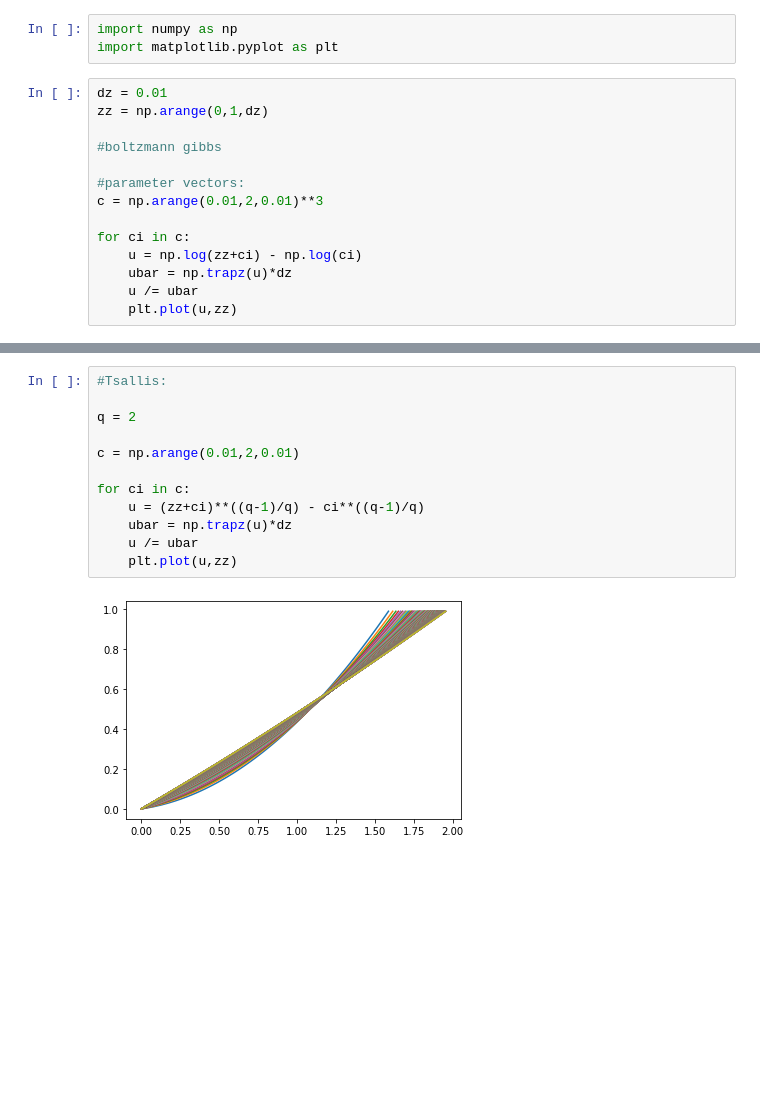
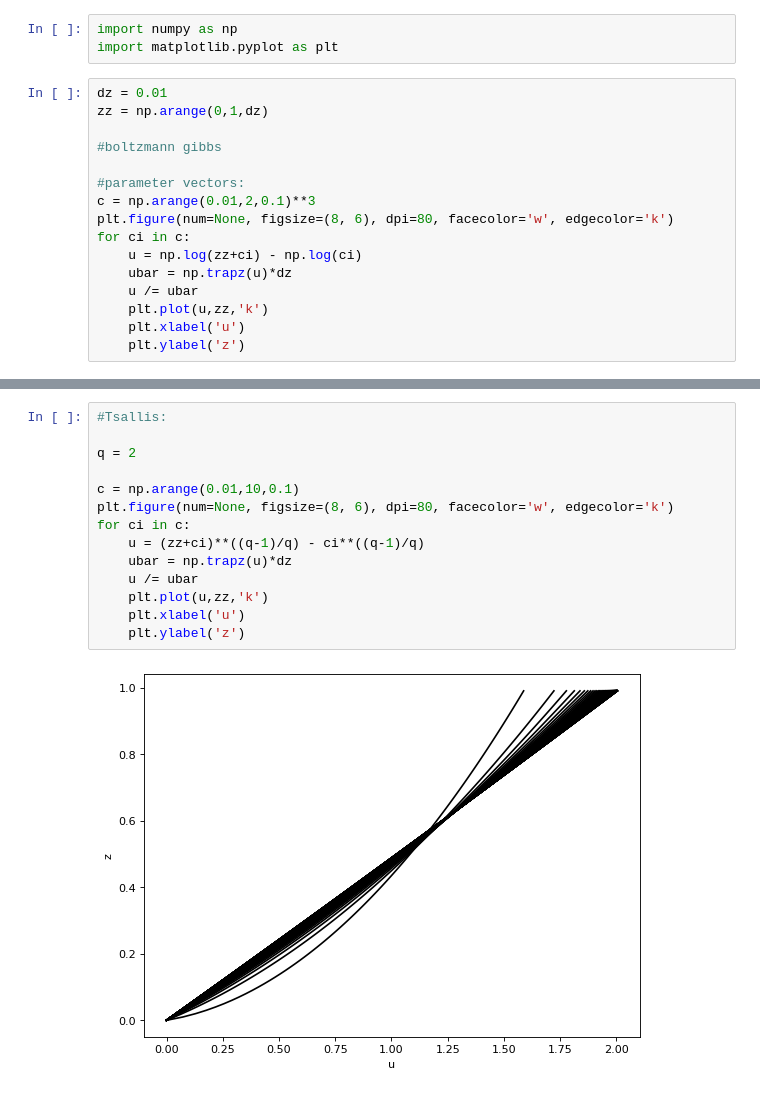
Before and after one commit to BAAYoung/MESWE, a Jupyter notebook: notebooks/01_exploration/maxmimum_entropy_solution_plot_BAY_2021_03_02.ipynb, the cells around one changed output, grey strips where cells are left out. Drawn from its saved outputs; the diff is of its cells as text; blank space fills up the shorter version.

```diff
--- a/notebooks/01_exploration/maxmimum_entropy_solution_plot_BAY_2021_03_02.ipynb
+++ b/notebooks/01_exploration/maxmimum_entropy_solution_plot_BAY_2021_03_02.ipynb
@@ -8,11 +8,13 @@ zz = np.arange(0,1,dz)
 #boltzmann gibbs
 
 #parameter vectors:
-c = np.arange(0.01,2,0.01)**3
-
+c = np.arange(0.01,2,0.1)**3
+plt.figure(num=None, figsize=(8, 6), dpi=80, facecolor='w', edgecolor='k')
 for ci in c:
     u = np.log(zz+ci) - np.log(ci)
     ubar = np.trapz(u)*dz
     u /= ubar
-    plt.plot(u,zz)
+    plt.plot(u,zz,'k')
+    plt.xlabel('u')
+    plt.ylabel('z')
 # %% [output]
@@ -20,14 +22,16 @@ for ci in c:
 # %%
 #Tsallis:
 
 q = 2
 
-c = np.arange(0.01,2,0.01)
-
+c = np.arange(0.01,10,0.1)
+plt.figure(num=None, figsize=(8, 6), dpi=80, facecolor='w', edgecolor='k')
 for ci in c:
     u = (zz+ci)**((q-1)/q) - ci**((q-1)/q)
     ubar = np.trapz(u)*dz
     u /= ubar
-    plt.plot(u,zz)
+    plt.plot(u,zz,'k')
+    plt.xlabel('u')
+    plt.ylabel('z')
 # %% [output]
-[figure, old version]
+[figure, new version]
```
Also changed, not shown: parts of 1 cell of this notebook, 5 other files.
